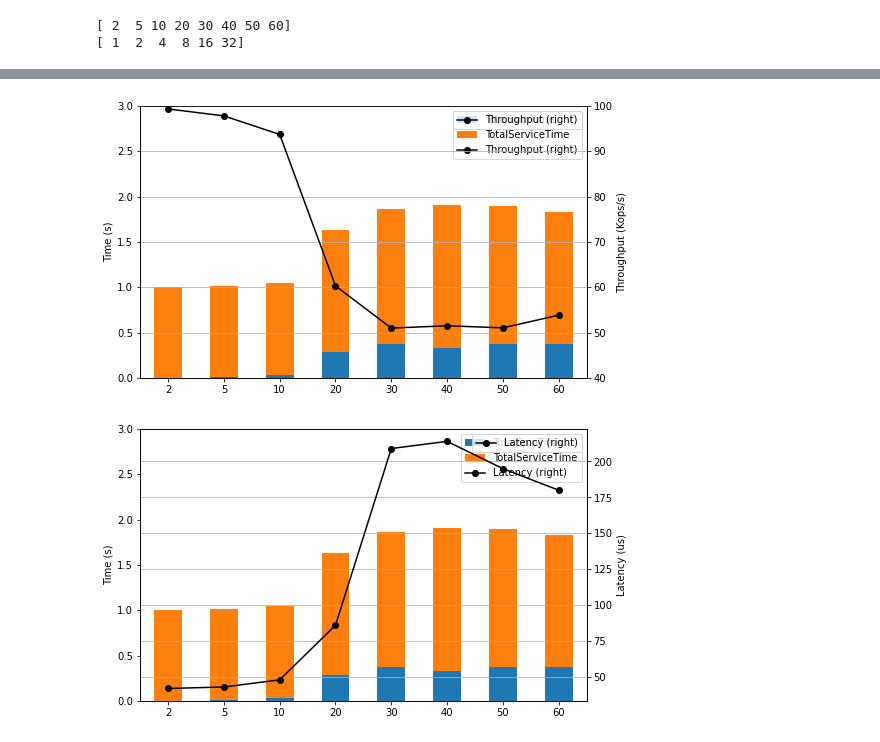
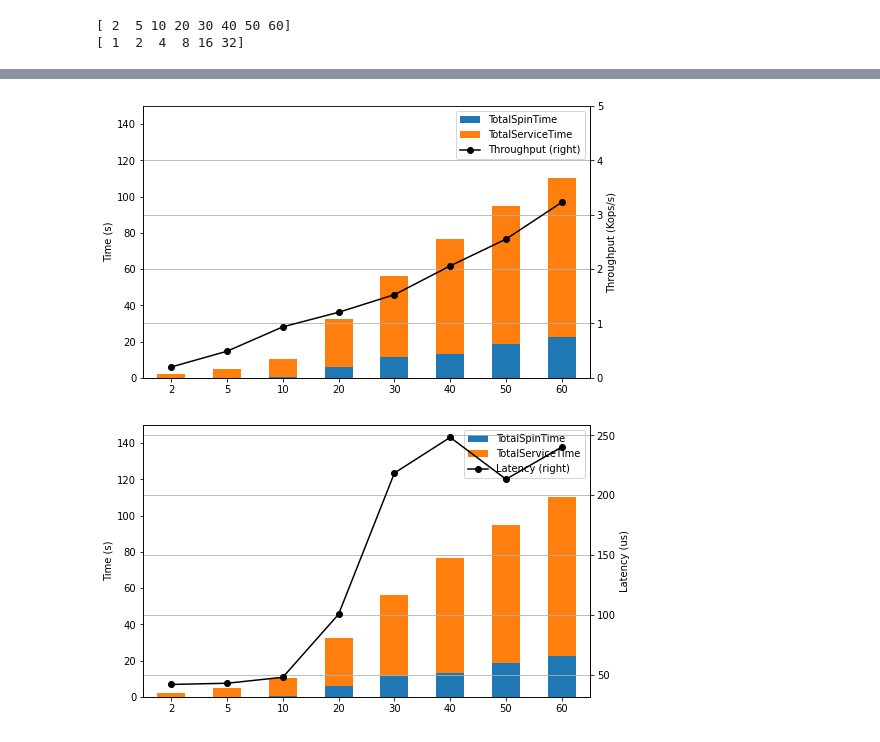
Before and after one commit to cesar237/ring_buffer_sim, a Jupyter notebook: notebooks/analysis.ipynb, the cells around one changed output, grey strips where cells are left out. Drawn from its saved outputs; the diff is of its cells as text; code cells hidden in the pictures.

```diff
--- a/notebooks/analysis.ipynb
+++ b/notebooks/analysis.ipynb
@@ -173,9 +206,2 @@ items = items[~numeric.isna()]
 # %%
 index = ['Variant', 'Consumers', 'ServiceTime', 'BatchSize']
-# %%
-
-q99 = items.groupby(index).quantile(.99, numeric_only=True)
-q50 = items.groupby(index).quantile(.50, numeric_only=True)
-
-df_latency = q99['Latency']
-df_waiters = q99['Waiters']
@@ -189,3 +231,16 @@ df__ = pd.concat([df, df_], axis=1).reset_index().dropna()
+# %%
+grouped = pd.concat(final, axis=0).groupby(index)
+idx = ['Latency', 'Waiters']
+df_ = grouped.quantile(.99)[idx]
+df_['AccessTime'] = grouped.quantile(.50)['AccessTime']
+df = summary_df.groupby(index).median(numeric_only=True)
+df__ = pd.concat([df, df_], axis=1).reset_index().dropna()
+# %%
+df__['Throughput'] = df__['Throughput'] * df__['Consumers']
+
+time_indices = ['TotalRunningTime', 'TotalSpinTime', 'TotalServiceTime']
+for idx in time_indices:
+    df__[idx] = df__[idx] * df__['Consumers']
 # %%
 print(df__.Consumers.unique())
 print(df__.BatchSize.unique())
@@ -232,34 +288,36 @@ plt.show()
 # %%
 batchSize = 4
 df = df__[df__.BatchSize == batchSize].reset_index(drop=True)
 
 # with plt.style.context(['science', 'ieee']):
-ax = df.plot.bar(figsize=(8, 5),
+ax1 = df.plot.bar(figsize=(8, 5),
     y=['TotalSpinTime', 'TotalServiceTime'],
     stacked=True, capsize=5, rot=0,
-    ylabel="Time (s)", ylim=(0, 3))
-df.plot.line(
-    y='Throughput', ax=ax, color='black',
+    ylabel="Time (s)", ylim=(0, 150))
+ax2 = df.plot.line(
+    y='Throughput', ax=ax1, color='black',
     marker='o', secondary_y=True, grid=True,
-    ylabel="Throughput (Kops/s)", ylim=[40, 100])
+    ylabel="Throughput (Kops/s)", ylim=[0, 5])
 
-ax.set_xticklabels(df.Consumers)
-plt.legend(loc='upper right')
+ax1.set_xticklabels(df.Consumers)
+ax2.set_xticklabels(df.Consumers)
+# plt.legend(loc='upper right')
 plt.show()
 
 # with plt.style.context(['science', 'ieee']):
-ax = df.plot.bar(figsize=(8, 5),
+ax1 = df.plot.bar(figsize=(8, 5),
     y=['TotalSpinTime', 'TotalServiceTime'],
     stacked=True, capsize=5, rot=0,
-    ylabel="Time (s)", ylim=(0, 3))
-df.plot.line(
-    y='Latency', ax=ax, color='black',
+    ylabel="Time (s)", ylim=(0, 150))
+ax2 = df.plot.line(
+    y='Latency', ax=ax1, color='black',
     marker='o', secondary_y=True, grid=True,
     ylabel="Latency (us)")
 
-ax.set_xticklabels(df.Consumers)
-plt.legend(loc='upper right')
+ax1.set_xticklabels(df.Consumers)
+ax2.set_xticklabels(df.Consumers)
+# plt.legend(loc='upper right')
 plt.show()
 # %% [output]
-[figure, old version]
+[figure, new version]
-[figure, old version]
+[figure, new version]
```
Also changed, not shown: parts of 26 cells of this notebook, 4 other files.
